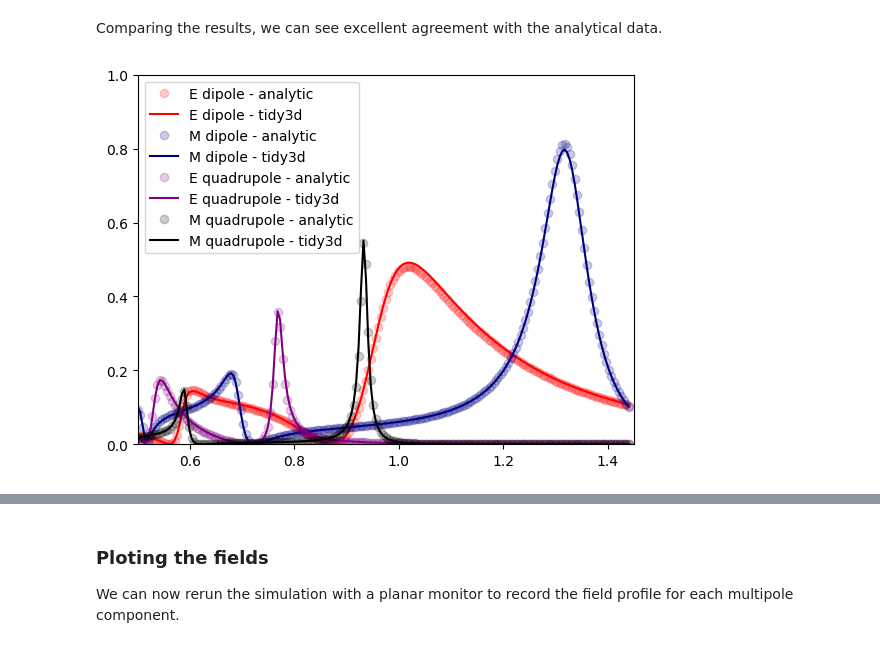
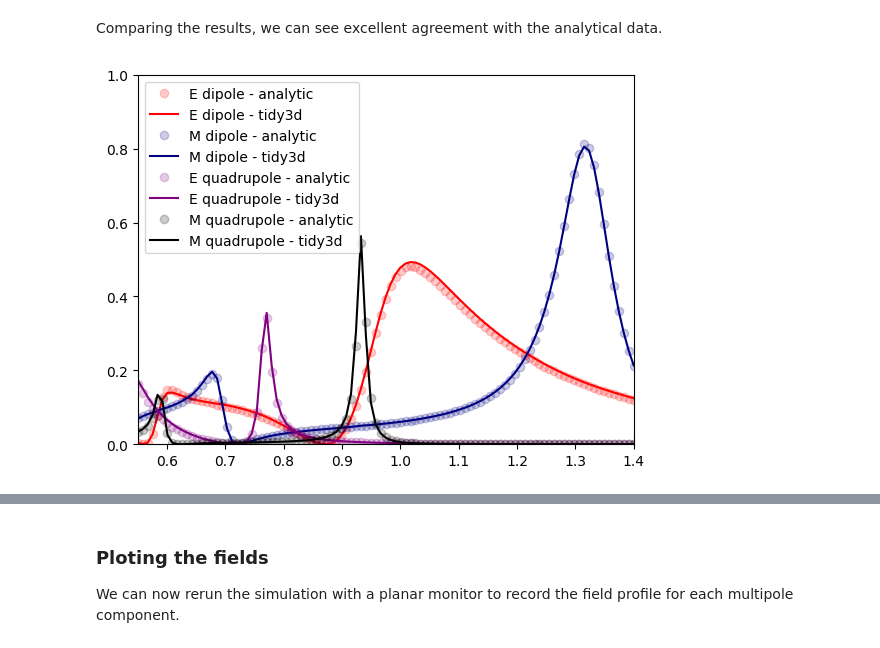
Before and after one commit to flexcompute/tidy3d-notebooks, a Jupyter notebook: MultipoleExpansion.ipynb, the cells around one changed output, grey strips where cells are left out. Drawn from its saved outputs; the diff is of its cells as text; code cells hidden in the pictures.

```diff
--- a/MultipoleExpansion.ipynb
+++ b/MultipoleExpansion.ipynb
@@ -40,7 +38,7 @@ structure_height = 2 * radius
 
 # number of frequencies. A larger number will result in smoother data,
 # but will consume more memory during post-processing
-n_frequencies = 201
+n_frequencies = 101
 
 
 # size of the source
@@ -53,8 +51,8 @@ lz = 2 * radius
 min_steps_per_wvl = 10
 
 # target spectrum
-wl1 = 0.5
-wl2 = 1.44
+wl1 = 0.55
+wl2 = 1.4
 
 # converting to frequency
 central_wl = (wl2 - wl1) / 2 + wl1
@@ -191,7 +189,11 @@ web.estimate_cost(task_id)
 # %%
-sim_data = web.run(
-    simulation=sim,
-    task_name="ME_Si_Sphere",
-    path="ME.hdf5",
-    folder_name="MultipoleExpansion",
+# sim_data = web.run(
+#     simulation=sim,
+#     task_name="ME_Si_Sphere",
+#     path="ME.hdf5",
+#     folder_name="MultipoleExpansion",
+# )
+
+sim_data = td.SimulationData.from_file(
+    "/home/filipe/Desktop/GITHUB/me/tidy3d-notebooks/ME.hdf5"
 )
@@ -425,35 +430,35 @@ ax.plot(
 )
 
 ax.plot(wls, Md, "-", label="M dipole - tidy3d", color="navy")
 
 ax.plot(
     wls,
     np.array(qe) * geometric_cross_section,
     "o",
     alpha=0.2,
     color="purple",
     label="E quadrupole - analytic",
 )
 
 ax.plot(wls, Eq, "-", label="E quadrupole - tidy3d", color="purple")
 
 ax.plot(
     wls,
     np.array(qm) * geometric_cross_section,
     "o",
     alpha=0.2,
     color="black",
     label="M quadrupole - analytic",
 )
 
 ax.plot(wls, Mq, "-", label="M quadrupole - tidy3d", color="black")
 
-ax.set_xlim(0.5, 1.45)
+ax.set_xlim(0.55, 1.4)
 ax.set_ylim(0, 1)
 ax.legend()
 plt.show()
 # %% [output]
-[figure, old version]
+[figure, new version]
 # %% [markdown]
 ### Error analysis
 
```
Also changed, not shown: parts of 6 cells of this notebook.
